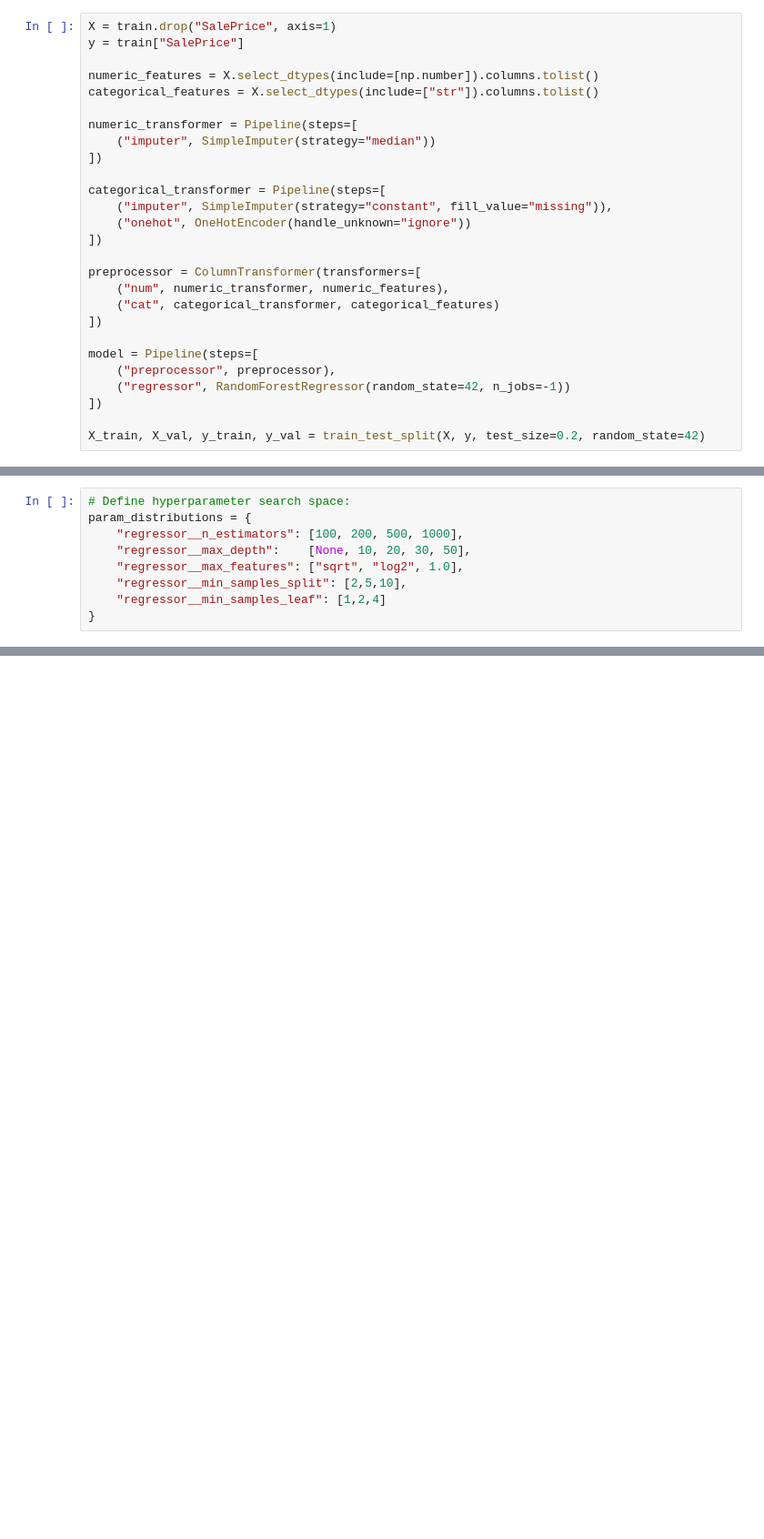
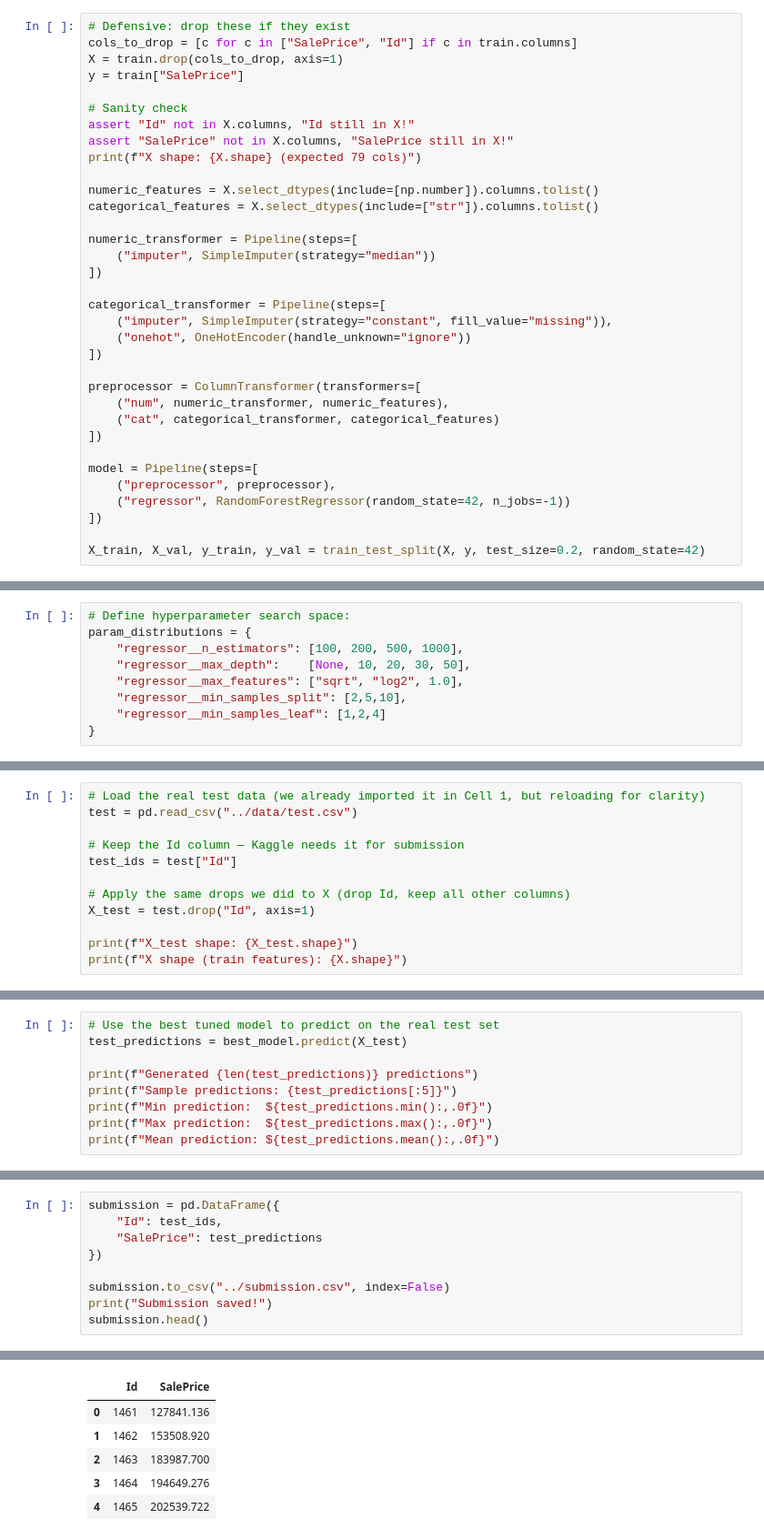
Before and after one commit to G-Laluyashwanth/ames-housing, a Jupyter notebook: notebooks/04-tuning.ipynb, the cells around one changed output, grey strips where cells are left out. Shown at 91% size. Drawn from its saved outputs; the diff is of its cells as text; blank space fills up the shorter version.

```diff
--- a/notebooks/04-tuning.ipynb
+++ b/notebooks/04-tuning.ipynb
@@ -18,8 +18,15 @@ train.shape, test.shape
 # %% [output]
 ((1460, 81), (1459, 80))
 # %%
-X = train.drop("SalePrice", axis=1)
+# Defensive: drop these if they exist
+cols_to_drop = [c for c in ["SalePrice", "Id"] if c in train.columns]
+X = train.drop(cols_to_drop, axis=1)
 y = train["SalePrice"]
+
+# Sanity check
+assert "Id" not in X.columns, "Id still in X!"
+assert "SalePrice" not in X.columns, "SalePrice still in X!"
+print(f"X shape: {X.shape} (expected 79 cols)")
 
 numeric_features = X.select_dtypes(include=[np.number]).columns.tolist()
 categorical_features = X.select_dtypes(include=["str"]).columns.tolist()
@@ -104 +113,13 @@ Tuned model validation MAE: $18,452
 Tuned model validation R²:  0.86
+# %%
+# Load the real test data (we already imported it in Cell 1, but reloading for clarity)
+test = pd.read_csv("../data/test.csv")
+
+# Keep the Id column — Kaggle needs it for submission
+test_ids = test["Id"]
+
+# Apply the same drops we did to X (drop Id, keep all other columns)
+X_test = test.drop("Id", axis=1)
+
+print(f"X_test shape: {X_test.shape}")
+print(f"X shape (train features): {X.shape}")
@@ -104,0 +129,9 @@ Tuned model validation R²:  0.86
+# %%
+# Use the best tuned model to predict on the real test set
+test_predictions = best_model.predict(X_test)
+
+print(f"Generated {len(test_predictions)} predictions")
+print(f"Sample predictions: {test_predictions[:5]}")
+print(f"Min prediction:  ${test_predictions.min():,.0f}")
+print(f"Max prediction:  ${test_predictions.max():,.0f}")
+print(f"Mean prediction: ${test_predictions.mean():,.0f}")
@@ -104,0 +144,10 @@ Tuned model validation R²:  0.86
+# %%
+submission = pd.DataFrame({
+    "Id": test_ids,
+    "SalePrice": test_predictions
+})
+
+submission.to_csv("../submission.csv", index=False)
+print("Submission saved!")
+submission.head()
+# %% [output]
@@ -104,0 +155,6 @@ Tuned model validation R²:  0.86
+|  | Id | SalePrice |
+| 0 | 1461 | 127841.136 |
+| 1 | 1462 | 153508.920 |
+| 2 | 1463 | 183987.700 |
+| 3 | 1464 | 194649.276 |
+| 4 | 1465 | 202539.722 |
```
Also changed, not shown: parts of 7 cells of this notebook, 2 other files.
